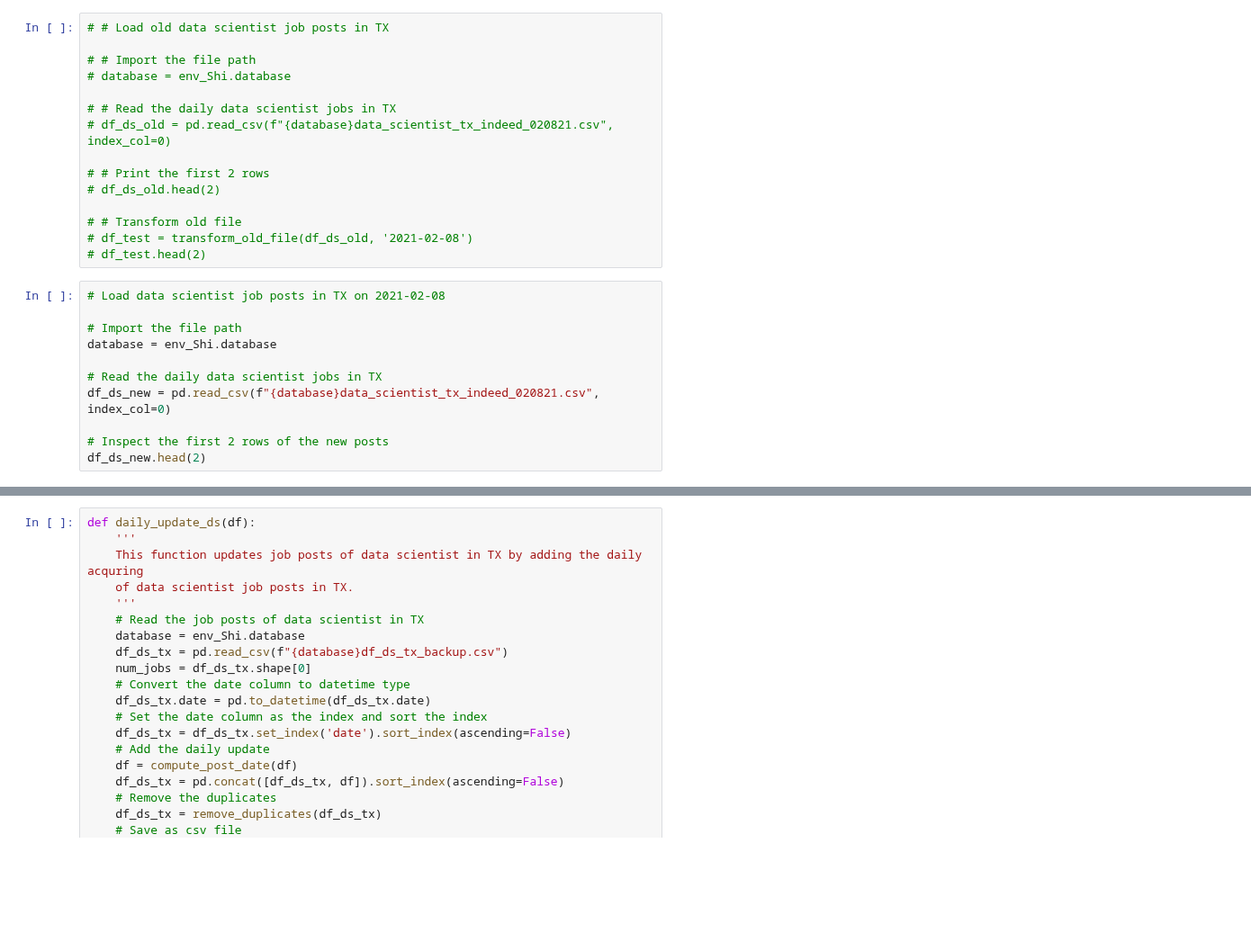
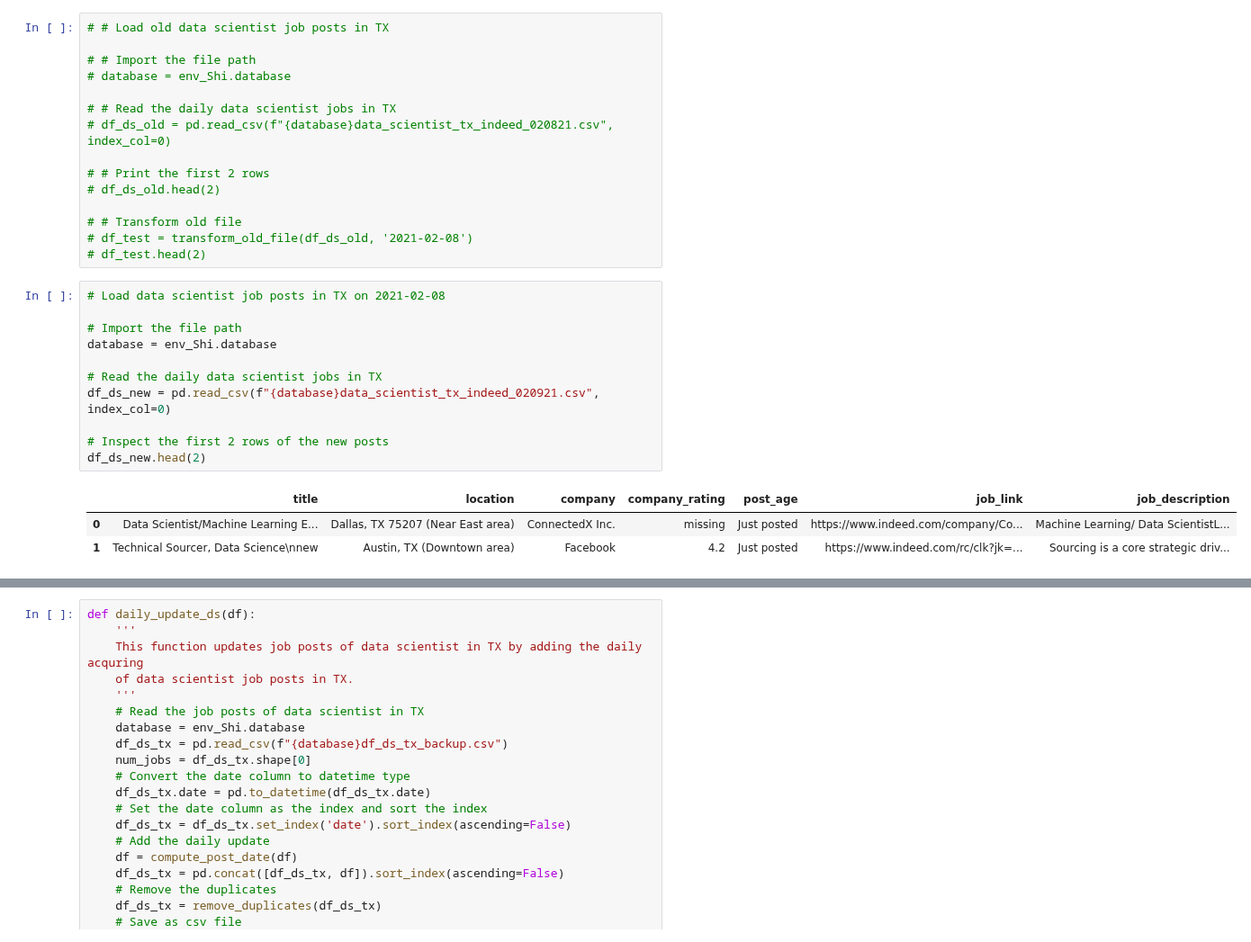
Before and after one commit to Blue-Owl-Data/Job-Search-Dashboard, a Jupyter notebook: notebook/MVP_Shi.ipynb, the cells around one changed output, grey strips where cells are left out. Shown at 90% size. Saved outputs shown, nothing was run; the diff lists cells and outputs as text; blank space fills up the shorter version.

```diff
--- a/notebook/MVP_Shi.ipynb
+++ b/notebook/MVP_Shi.ipynb
@@ -636,14 +636,18 @@ parsed[0]
 # %%
 # Load data scientist job posts in TX on 2021-02-08
 
 # Import the file path
 database = env_Shi.database
 
 # Read the daily data scientist jobs in TX
-df_ds_new = pd.read_csv(f"{database}data_scientist_tx_indeed_020821.csv", index_col=0)
+df_ds_new = pd.read_csv(f"{database}data_scientist_tx_indeed_020921.csv", index_col=0)
 
 # Inspect the first 2 rows of the new posts
 df_ds_new.head(2)
+# %% [output]
+|  | title | location | company | company_rating | post_age | job_link | job_description |
+| 0 | Data Scientist/Machine Learning E... | Dallas, TX 75207 (Near East area) | ConnectedX Inc. | missing | Just posted | https://www.indeed.com/company/Co... | Machine Learning/ Data ScientistL... |
+| 1 | Technical Sourcer, Data Science\nnew | Austin, TX (Downtown area) | Facebook | 4.2 | Just posted | https://www.indeed.com/rc/clk?jk=... | Sourcing is a core strategic driv... |
 # %%
 # Test the function: compute_post_date
 
```
Also changed, not shown: parts of 46 cells of this notebook.
